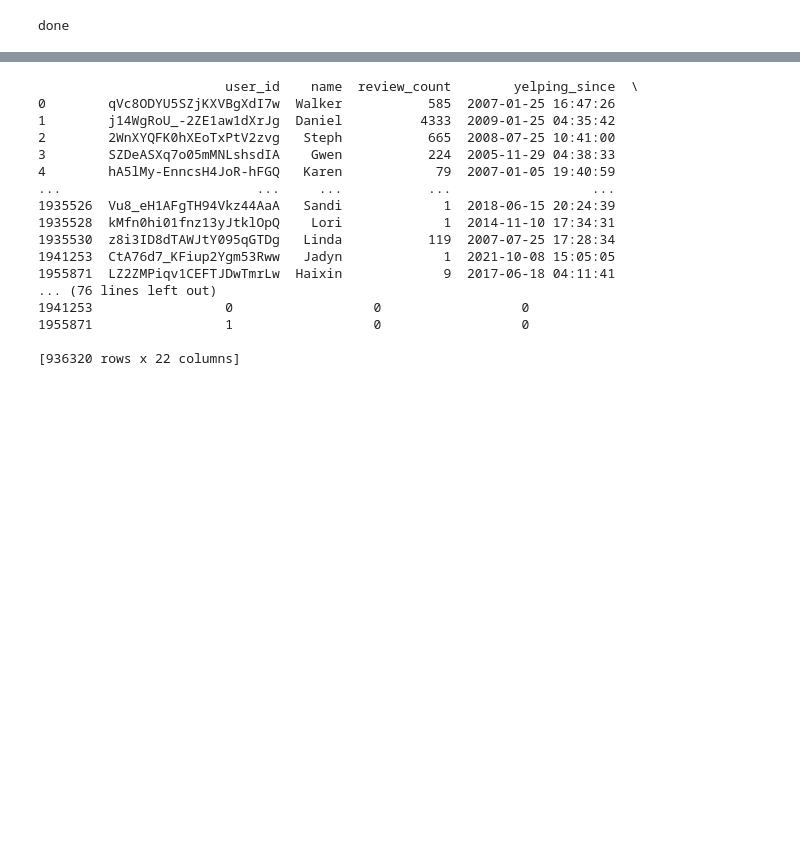
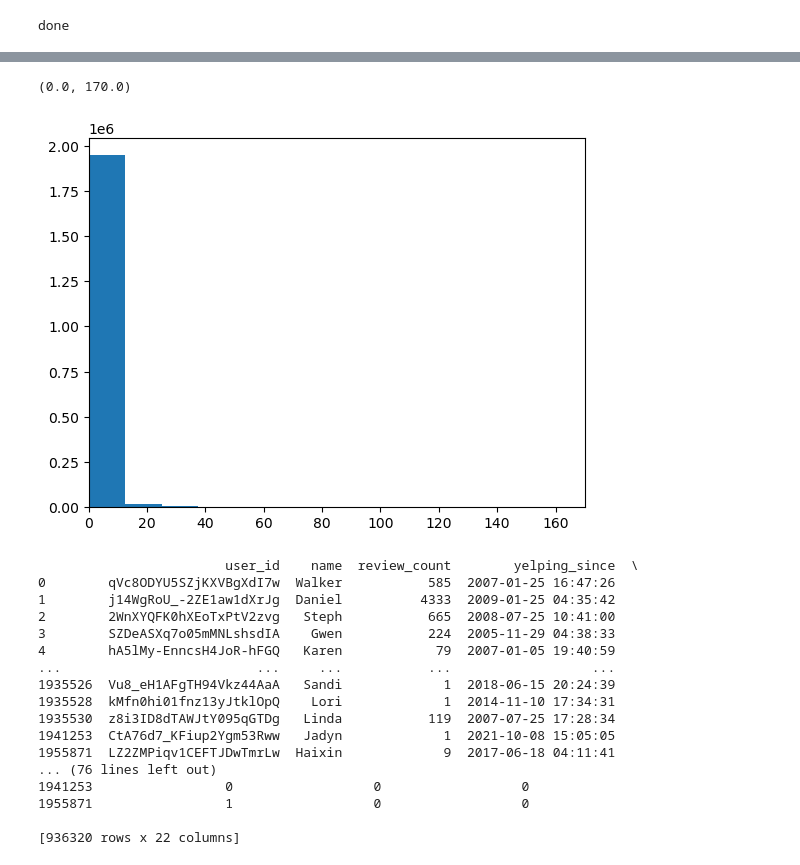
Before and after one commit to natharyan/GraphAnalysis-Yelp, a Jupyter notebook: filt.ipynb, the cells around one changed output, grey strips where cells are left out. Drawn from its saved outputs; the diff is of its cells as text; code cells hidden in the pictures; blank space fills up the shorter version.

```diff
--- a/filt.ipynb
+++ b/filt.ipynb
@@ -37,3 +29,11 @@ print(df)
+# %%
+import matplotlib.pyplot as plt
+
+plt.hist(df['fans'],bins=1000)
+plt.xlim(0,170)
+# %% [output]
+(0.0, 170.0)
+[figure, added]
 # %%
 def frendcheck(friends):
     if isinstance(friends,str):
```
Also changed, not shown: parts of 1 cell of this notebook, 2 other files.
